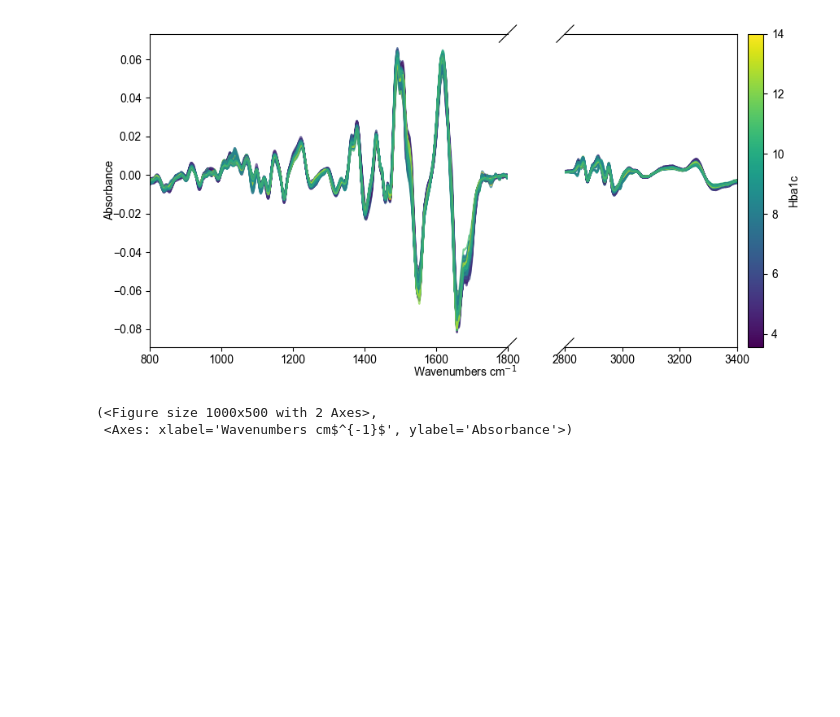
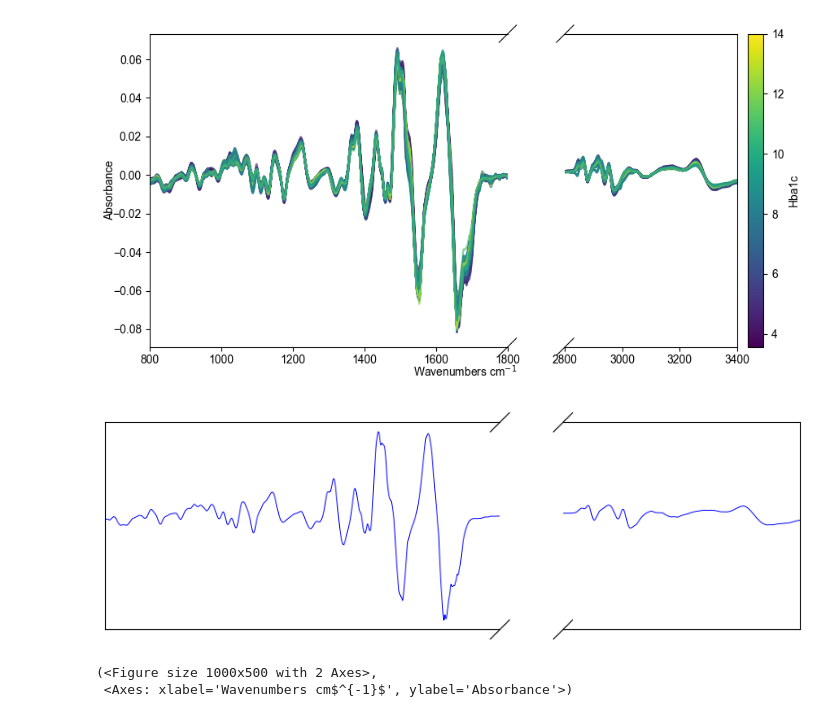
Before and after one commit to MelnychenkoM/ml_methods_hba1c, a Jupyter notebook: notebooks/visuals.ipynb, the cells around one changed output. Saved outputs shown, nothing was run; the diff lists cells and outputs as text; code cells hidden in the pictures; blank space fills up the shorter version.

```diff
--- a/notebooks/visuals.ipynb
+++ b/notebooks/visuals.ipynb
@@ -57,6 +62,20 @@ fig2, ax2 = dataset.plot_spectra()
 plt.savefig('../figures/spectra_after_preproc.png', dpi=300, transparent=True)
 # %% [output]
 [figure]
+# %%
+fig = plt.figure(figsize=(10, 3))
+bax = brokenaxes(xlims=((800, 1800), (2800, 3400)), hspace=0.1, despine=False)
+
+bax.plot(dataset.wavenumbers, dataset[0][0], linewidth=0.7, color='b')
+
+for ax in bax.axs:
+    ax.set_xticks([])
+    ax.set_yticks([])
+    ax.set_xticklabels([])
+    ax.set_yticklabels([])
+plt.savefig('../figures/spectra_after_preproc_single.png', dpi=300, transparent=True)
+# %% [output]
+[figure, added]
 # %%
 dataset = DatasetSpectra(file_path, domain_path)
 dataset.normalization(kind='amide')
```
Also changed, not shown: parts of 2 cells of this notebook, 2 other files.
